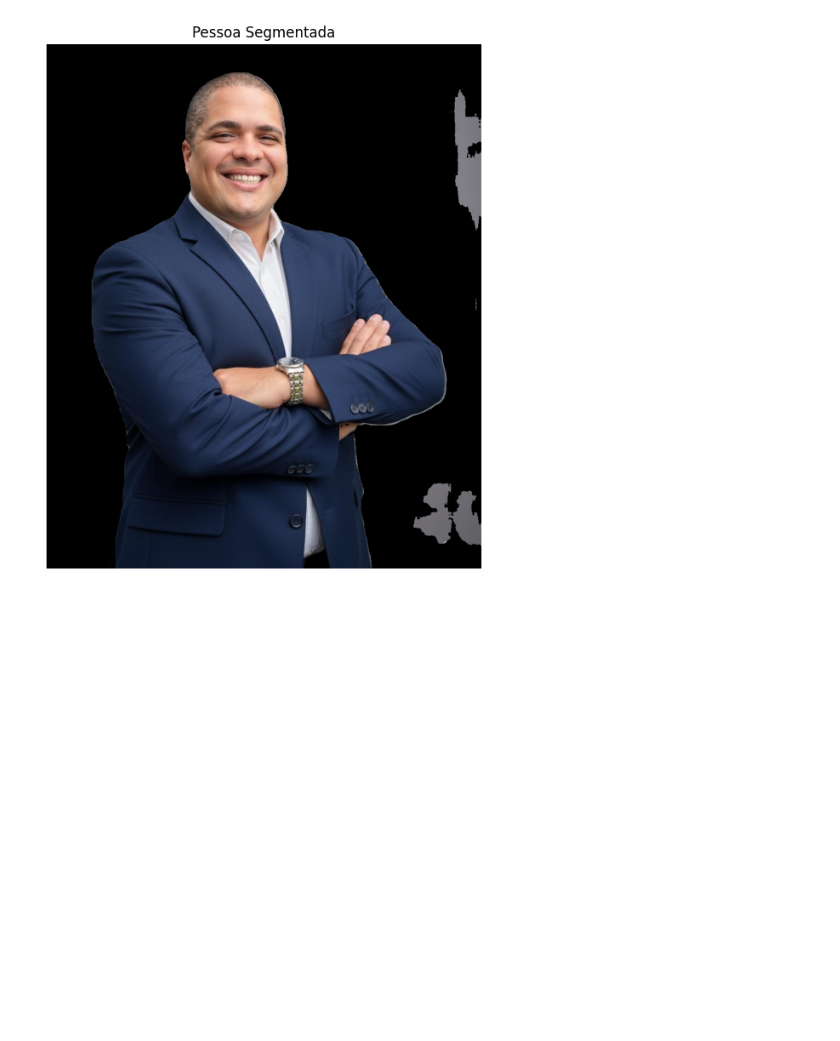
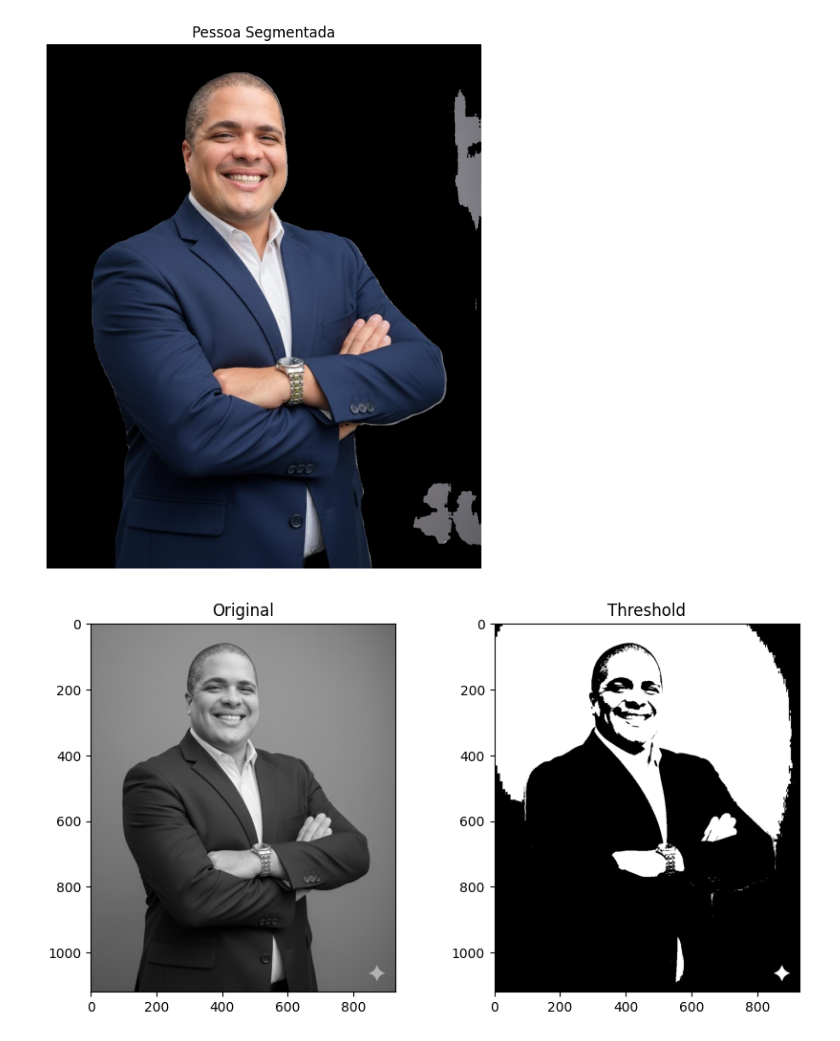
Before and after one commit to Paulo-JPassos/Machine_Learning, a Jupyter notebook: segmentacao_imagepessoal.ipynb, the cells around one changed output. Saved outputs shown, nothing was run; the diff lists cells and outputs as text; code cells hidden in the pictures; blank space fills up the shorter version.

```diff
--- a/segmentacao_imagepessoal.ipynb
+++ b/segmentacao_imagepessoal.ipynb
@@ -106,3 +106,30 @@ plt.axis("off")
 plt.show()
 # %% [output]
 [figure]
+# %%
+#segmentação thresholing (manual)
+import cv2
+import matplotlib.pyplot as plt
+
+img = cv2.imread("FOTO.jpeg", 0)
+
+_, thresh = cv2.threshold(
+    img,
+    127,
+    255,
+    cv2.THRESH_BINARY
+)
+
+plt.figure(figsize=(10,5))
+
+plt.subplot(121)
+plt.imshow(img,cmap='gray')
+plt.title("Original")
+
+plt.subplot(122)
+plt.imshow(thresh,cmap='gray')
+plt.title("Threshold")
+
+plt.show()
+# %% [output]
+[figure, added]
```
